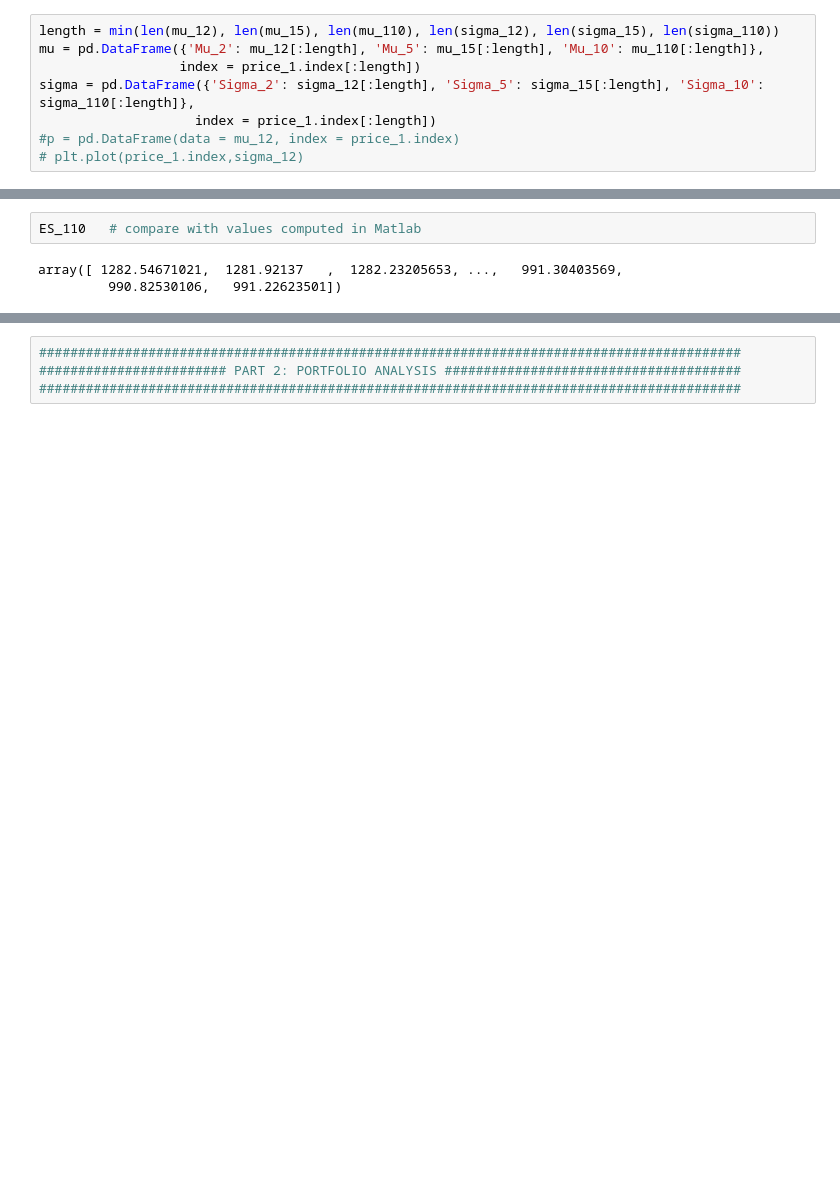
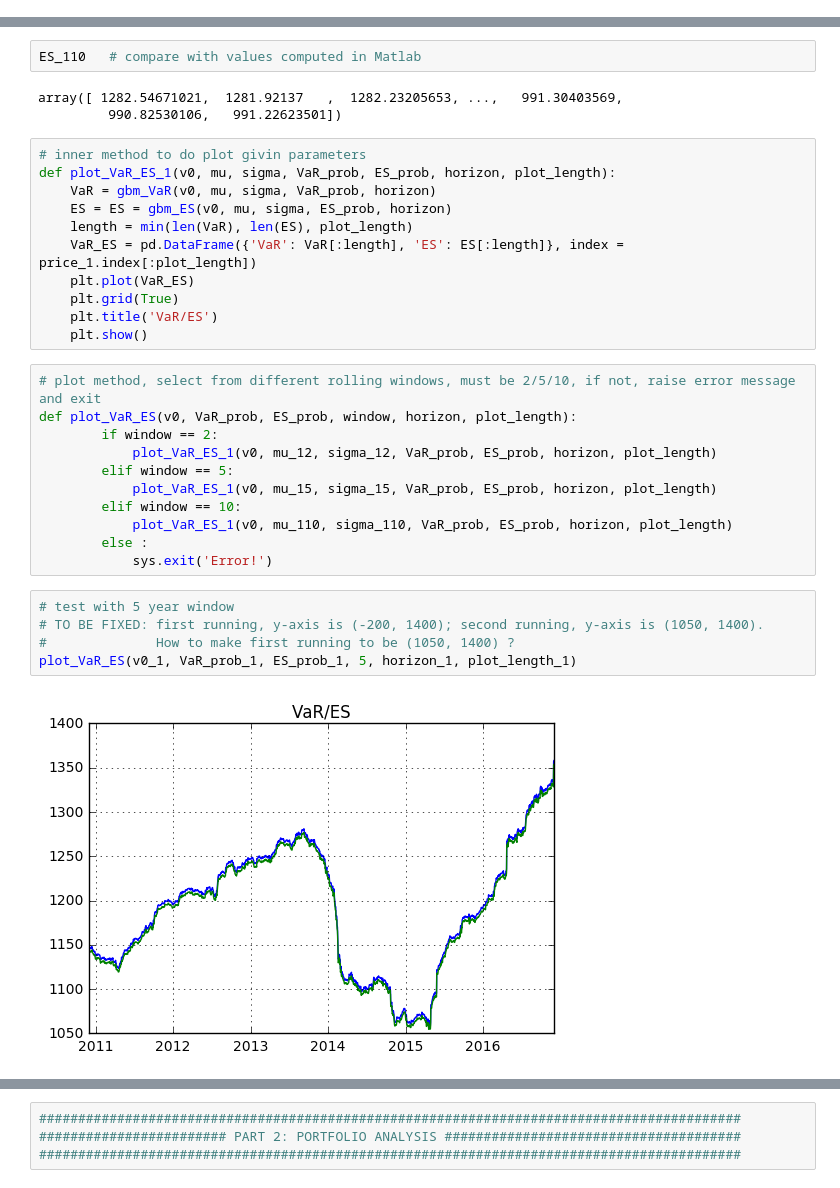
Before and after one commit to Hengyi-Zhu/risk-mgmt-eevee, a Jupyter notebook: Development.ipynb, the cells around one changed output, grey strips where cells are left out. Cells and saved outputs as stored; diff of their text form; blank space fills up the shorter version.

```diff
--- a/Development.ipynb
+++ b/Development.ipynb
@@ -117,11 +180,3 @@ sigma_110   # compare with values computed in Matlab
 # %% [output]
 array([ 0.43933745,  0.43927416,  0.43924459, ...,  0.33086901,
         0.33079546,  0.33072318])
-# %%
-length = min(len(mu_12), len(mu_15), len(mu_110), len(sigma_12), len(sigma_15), len(sigma_110))
-mu = pd.DataFrame({'Mu_2': mu_12[:length], 'Mu_5': mu_15[:length], 'Mu_10': mu_110[:length]},
-                  index = price_1.index[:length])
-sigma = pd.DataFrame({'Sigma_2': sigma_12[:length], 'Sigma_5': sigma_15[:length], 'Sigma_10': sigma_110[:length]},
-                    index = price_1.index[:length])
-#p = pd.DataFrame(data = mu_12, index = price_1.index)
-# plt.plot(price_1.index,sigma_12)
@@ -192,3 +234,32 @@ ES_110   # compare with values computed in Matlab
 # %% [output]
 array([ 1282.54671021,  1281.92137   ,  1282.23205653, ...,   991.30403569,
          990.82530106,   991.22623501])
+# %%
+# inner method to do plot givin parameters
+def plot_VaR_ES_1(v0, mu, sigma, VaR_prob, ES_prob, horizon, plot_length):
+    VaR = gbm_VaR(v0, mu, sigma, VaR_prob, horizon)
+    ES = ES = gbm_ES(v0, mu, sigma, ES_prob, horizon)
+    length = min(len(VaR), len(ES), plot_length)
+    VaR_ES = pd.DataFrame({'VaR': VaR[:length], 'ES': ES[:length]}, index = price_1.index[:plot_length])
+    plt.plot(VaR_ES)
+    plt.grid(True)
+    plt.title('VaR/ES')
+    plt.show()
+# %%
+# plot method, select from different rolling windows, must be 2/5/10, if not, raise error message and exit
+def plot_VaR_ES(v0, VaR_prob, ES_prob, window, horizon, plot_length):
+        if window == 2:
+            plot_VaR_ES_1(v0, mu_12, sigma_12, VaR_prob, ES_prob, horizon, plot_length)
+        elif window == 5:
+            plot_VaR_ES_1(v0, mu_15, sigma_15, VaR_prob, ES_prob, horizon, plot_length)
+        elif window == 10:
+            plot_VaR_ES_1(v0, mu_110, sigma_110, VaR_prob, ES_prob, horizon, plot_length)
+        else :
+            sys.exit('Error!')
+# %%
+# test with 5 year window
+# TO BE FIXED: first running, y-axis is (-200, 1400); second running, y-axis is (1050, 1400).
+#              How to make first running to be (1050, 1400) ?
+plot_VaR_ES(v0_1, VaR_prob_1, ES_prob_1, 5, horizon_1, plot_length_1)
+# %% [output]
+[figure, added]
```
Also changed, not shown: parts of 51 cells of this notebook.
